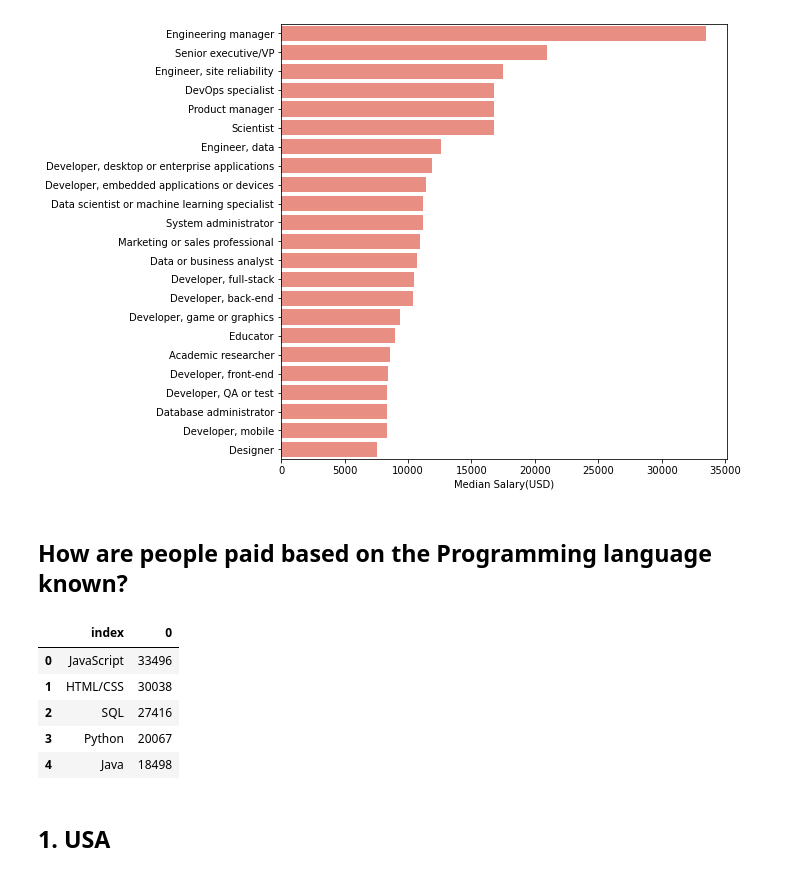
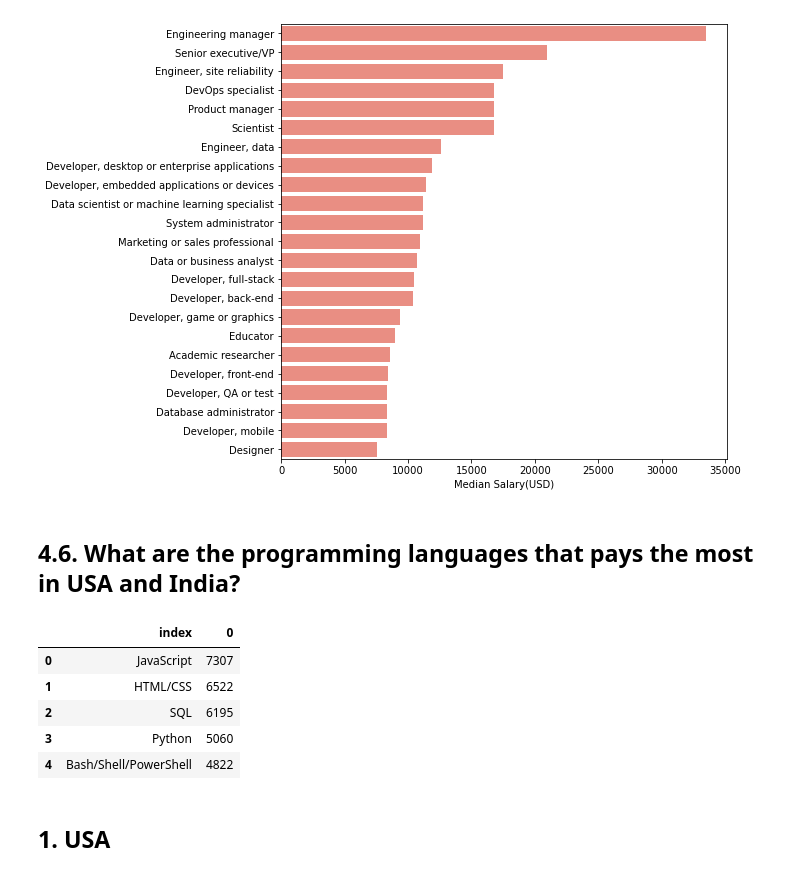
Before and after one commit to Arjunar92/StackOverflow_dev_survey, a Jupyter notebook: StackOverflow_2020_USvsIndia_Final.ipynb, the cells around one changed output. Drawn from its saved outputs; the diff is of its cells as text; code cells hidden in the pictures.

```diff
--- a/StackOverflow_2020_USvsIndia_Final.ipynb
+++ b/StackOverflow_2020_USvsIndia_Final.ipynb
@@ -574,23 +574,23 @@ plt.ylabel("")
 # %% [output]
 Text(0, 0.5, '')
 [figure]
-# %% [markdown]
-## How are people paid based on the Programming language known?
+# %% [markdown]
+## 4.6. What are the programming languages that pays the most in USA and India?
 # %%
 #To get Count of each programming language in 'LanguageWorkedWith' column
 
-python_bool1 = df['LanguageWorkedWith'].str.split(';', expand = True)
+python_bool1 = df_us['LanguageWorkedWith'].str.split(';', expand = True)
 python_bool1 = python_bool1.stack().value_counts()
 python_bool1 = pd.DataFrame(python_bool1)
 python_bool1.reset_index(inplace = True)
 python_bool1.head()
 # %% [output]
 |  | index | 0 |
-| 0 | JavaScript | 33496 |
-| 1 | HTML/CSS | 30038 |
-| 2 | SQL | 27416 |
-| 3 | Python | 20067 |
-| 4 | Java | 18498 |
+| 0 | JavaScript | 7307 |
+| 1 | HTML/CSS | 6522 |
+| 2 | SQL | 6195 |
+| 3 | Python | 5060 |
+| 4 | Bash/Shell/PowerShell | 4822 |
 # %%
 #Store the Column with all the Progremming language to a list
 python_bool1 = python_bool1['index'].tolist()
```
Also changed, not shown: parts of 10 cells of this notebook.
